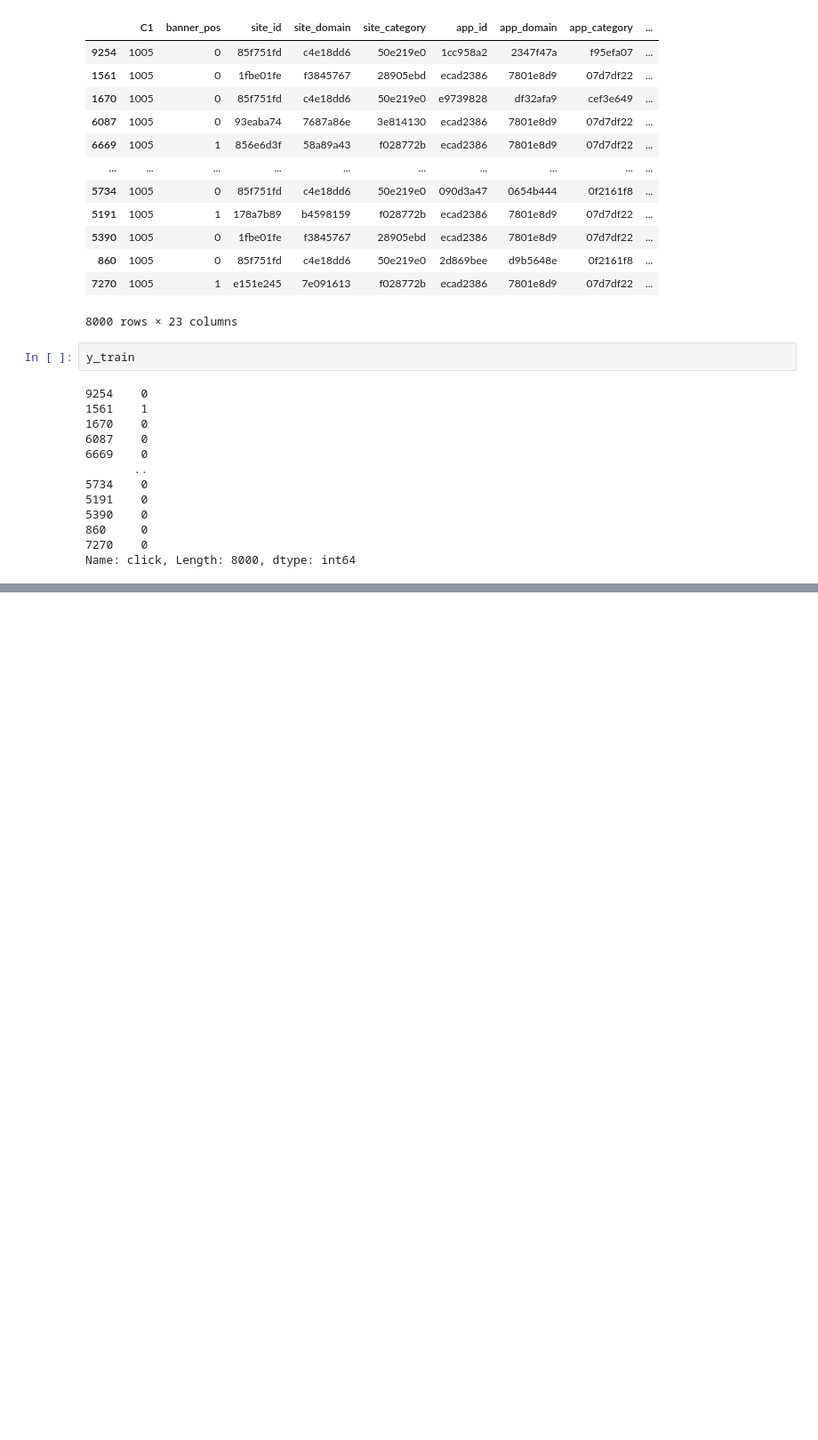
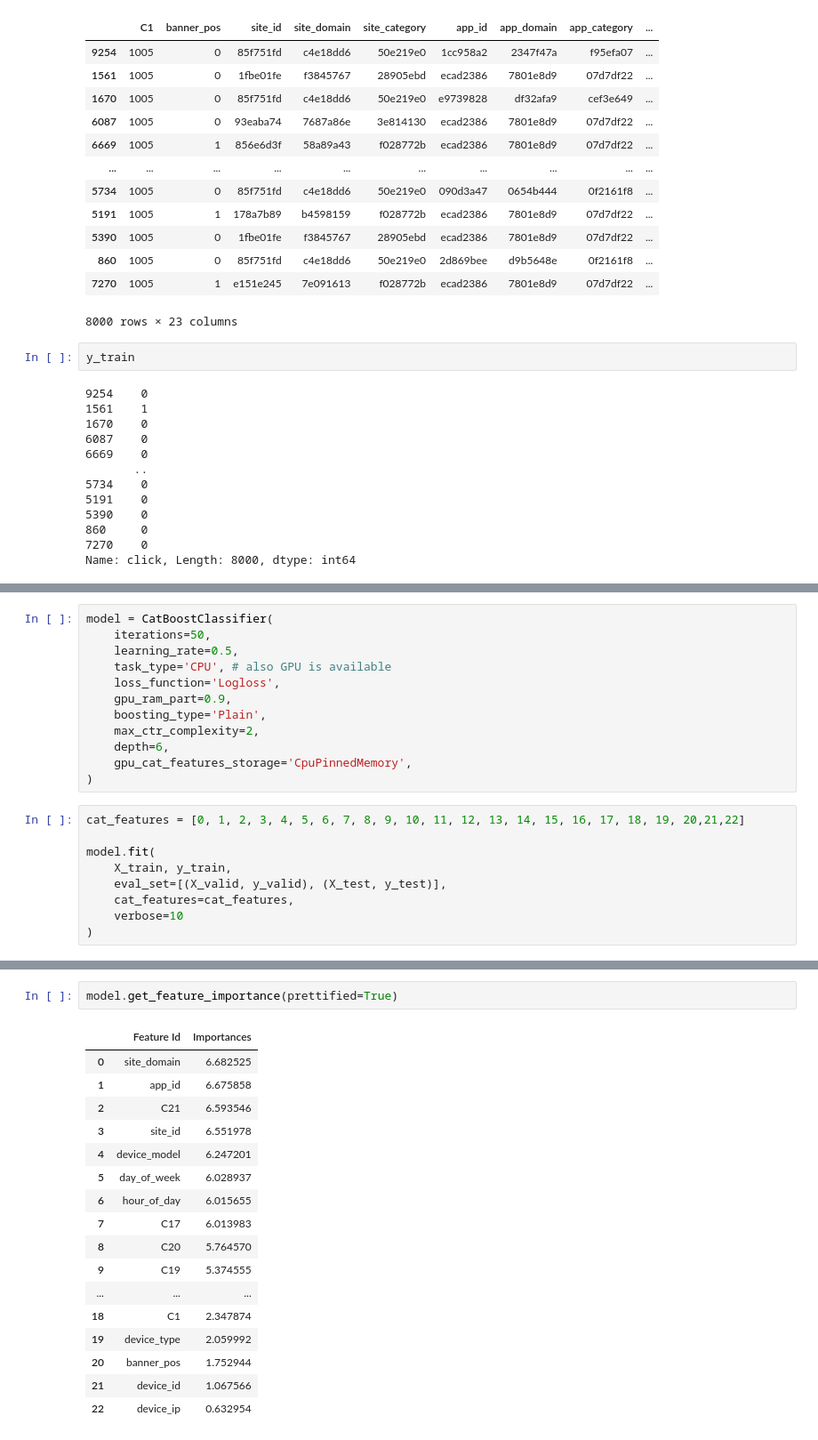
Before and after one commit to ftmoztl/CTR-prediction-with-catboost, a Jupyter notebook: model-development.ipynb, the cells around one changed output, grey strips where cells are left out. Shown: that part at 89% size. Saved outputs shown, nothing was run; the diff lists cells and outputs as text; blank space fills up the shorter version.

```diff
--- a/model-development.ipynb
+++ b/model-development.ipynb
@@ -141,0 +147,21 @@ Name: click, Length: 8000, dtype: int64
+# %%
+model = CatBoostClassifier(
+    iterations=50,
+    learning_rate=0.5,
+    task_type='CPU', # also GPU is available
+    loss_function='Logloss',
+    gpu_ram_part=0.9,
+    boosting_type='Plain',
+    max_ctr_complexity=2,
+    depth=6,
+    gpu_cat_features_storage='CpuPinnedMemory',
+)
+# %%
+cat_features = [0, 1, 2, 3, 4, 5, 6, 7, 8, 9, 10, 11, 12, 13, 14, 15, 16, 17, 18, 19, 20,21,22]
+
+model.fit(
+    X_train, y_train,
+    eval_set=[(X_valid, y_valid), (X_test, y_test)],
+    cat_features=cat_features,
+    verbose=10
+)
@@ -141,0 +187,20 @@ Name: click, Length: 8000, dtype: int64
+# %%
+model.get_feature_importance(prettified=True)
+# %% [output]
+|  | Feature Id | Importances |
+| 0 | site_domain | 6.682525 |
+| 1 | app_id | 6.675858 |
+| 2 | C21 | 6.593546 |
+| 3 | site_id | 6.551978 |
+| 4 | device_model | 6.247201 |
+| 5 | day_of_week | 6.028937 |
+| 6 | hour_of_day | 6.015655 |
+| 7 | C17 | 6.013983 |
+| 8 | C20 | 5.764570 |
+| 9 | C19 | 5.374555 |
+| ... | ... | ... |
+| 18 | C1 | 2.347874 |
+| 19 | device_type | 2.059992 |
+| 20 | banner_pos | 1.752944 |
+| 21 | device_id | 1.067566 |
+| 22 | device_ip | 0.632954 |
```
Also changed, not shown: parts of 4 cells of this notebook, 7 other files.
